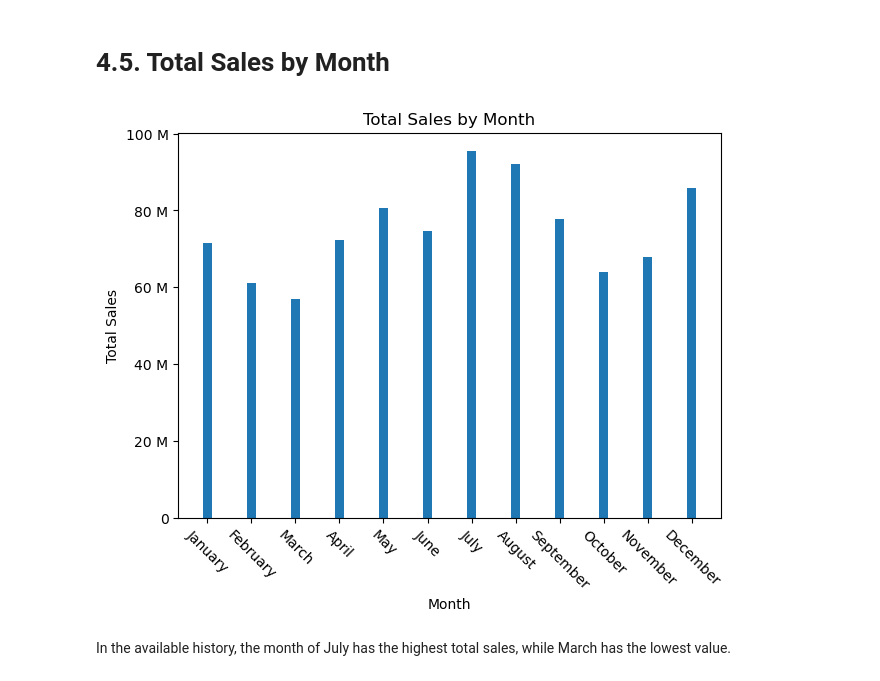
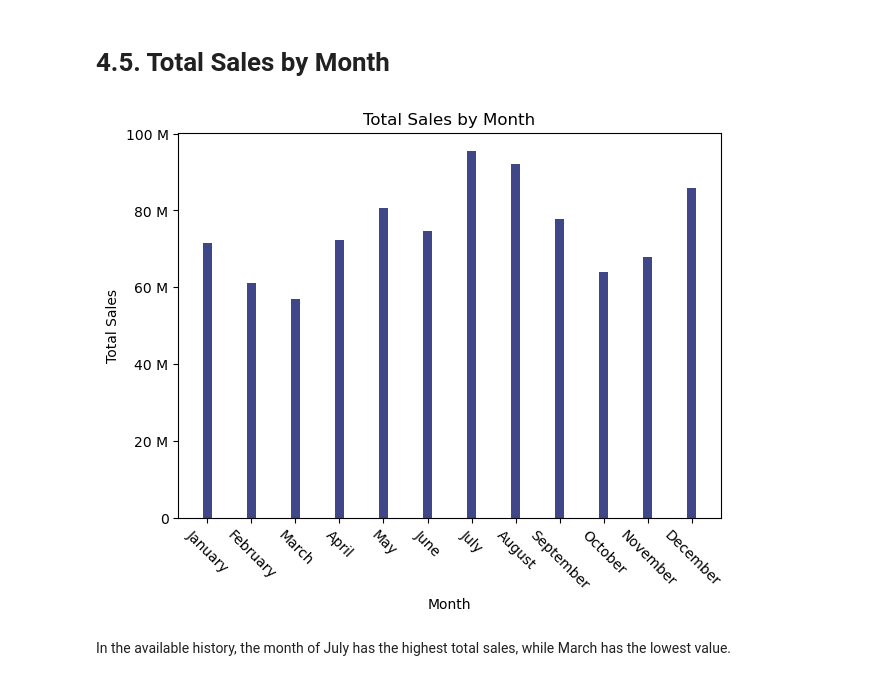
Before and after one commit to dmulysses/datavis-adidas-us-sales-analysis, a Jupyter notebook: adidas-us-sales-analysis.ipynb, the cells around one changed output. Drawn from its saved outputs; the diff is of its cells as text; code cells hidden in the pictures.

```diff
--- a/adidas-us-sales-analysis.ipynb
+++ b/adidas-us-sales-analysis.ipynb
@@ -273,20 +274,21 @@ fig.show('png')
 # %%
 month_sales = data[['month_name', 'Total_Sales']].groupby('month_name', as_index=False, sort=False).sum()
 formatter = EngFormatter()
+color_bar=['#3f4788']
 
 sort_order = ['January','February','March','April','May','June','July','August','September','October','November','December']
 fig, ax = plt.subplots(figsize=(7, 5))
-ax.bar(month_sales['month_name'], month_sales['Total_Sales'], width=0.2)
+ax.bar(month_sales['month_name'], month_sales['Total_Sales'], width=0.2, color=color_bar)
 ax.set_title('Total Sales by Month')
 ax.set_ylabel('Total Sales')
 ax.set_xlabel('Month')
 ax.yaxis.set_major_formatter(formatter)
 plt.xticks(month_sales['month_name'], rotation=-45)
 
 #Show the plot
 plt.show()
 # %% [output]
-[figure, old version]
+[figure, new version]
 # %% [markdown]
 In the available history, the month of July has the highest total sales, while March has the lowest value.
 # %%
```
Also changed, not shown: parts of 5 cells of this notebook.
